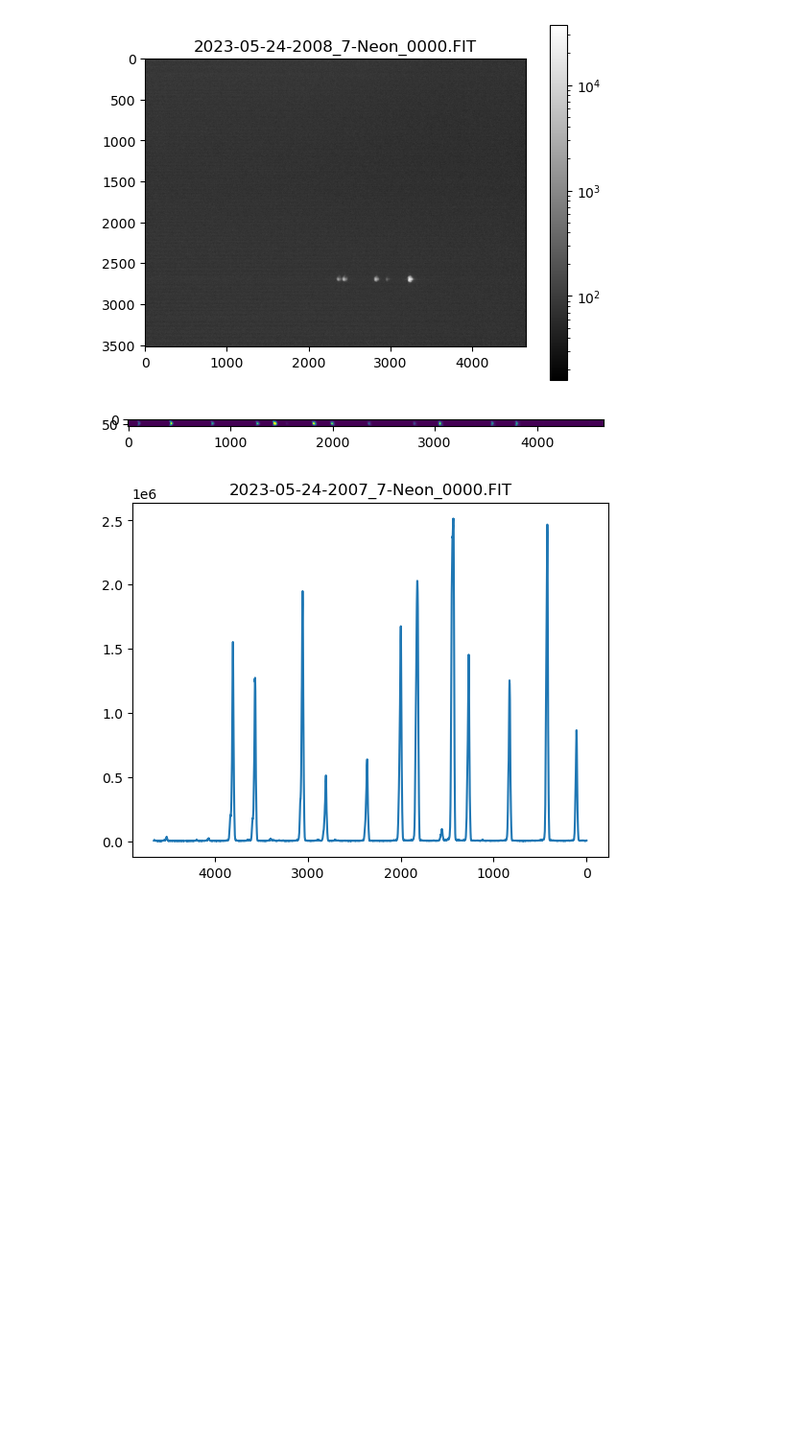
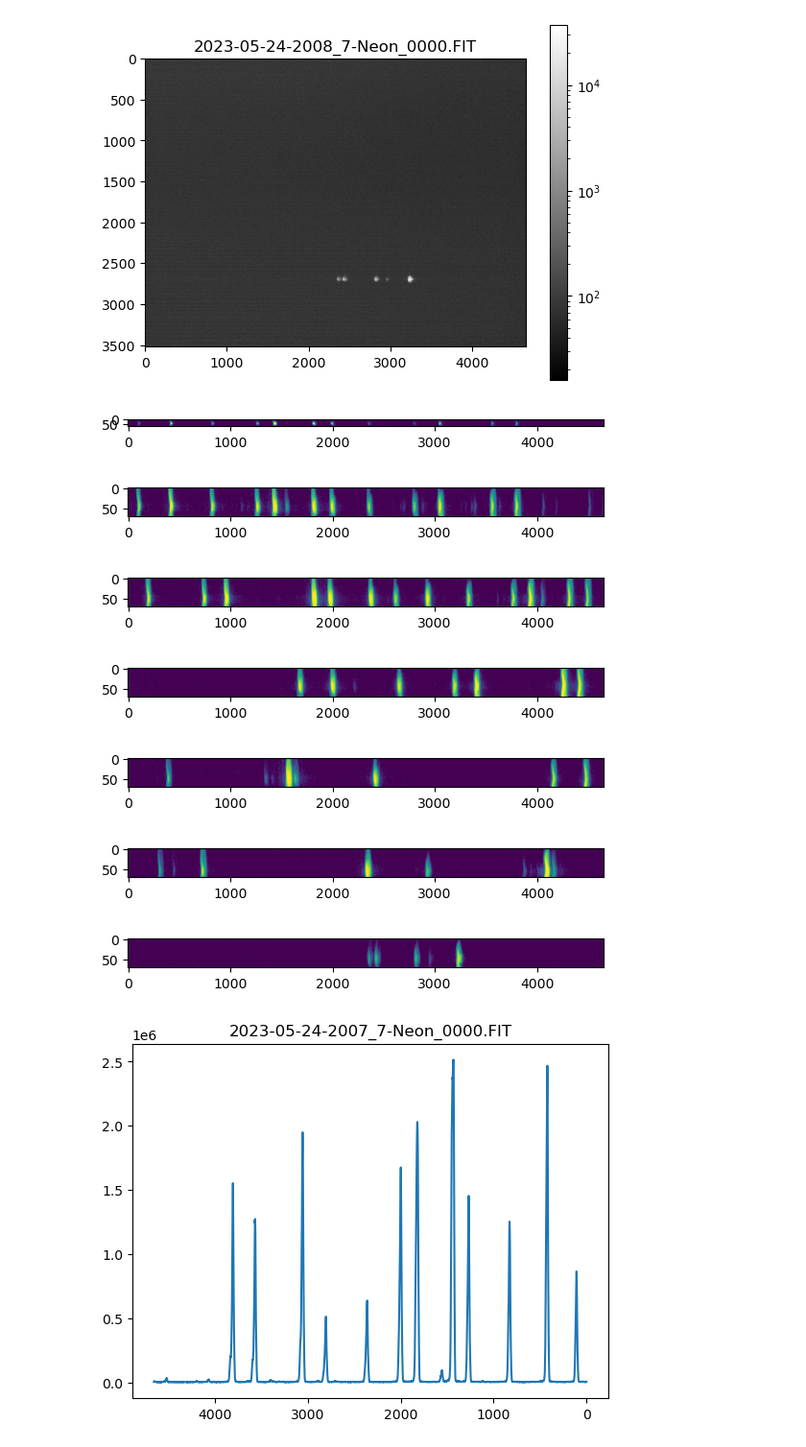
Before and after one commit to pgriffin17/Spectrometer-Control, a Jupyter notebook: spec.ipynb, the cells around one changed output. Shown at 96% size. Saved outputs shown, nothing was run; the diff lists cells and outputs as text; code cells hidden in the pictures; blank space fills up the shorter version.

```diff
--- a/spec.ipynb
+++ b/spec.ipynb
@@ -22,7 +38,7 @@ from matplotlib.colors import LogNorm
 # Show image in specImages folder using astropy
 
 # Open the file
-hdu_list = fits.open(r'specImages\NeonGrat2\2023-05-24_20_07_46Z\2023-05-24-2007_7-Neon_0000.FIT')
+hdu_list = fits.open(r'specImages\NeonGrat2\2023-05-24-2007_7-Neon_0000.FIT')
 
 # Get image data
 image_data = hdu_list[0].data
@@ -86,17 +102,37 @@ for file in files:
 # %%
 # Plot rows 2600-2800 of the first image in files
 
 # Open the file
 hdu_list = fits.open(files[0])
 
 # Get image data
 image_data = hdu_list[0].data
 
 # Plot rows 2600-2800
 plt.imshow(image_data[2650:2720])
 plt.show()
+
+# Do the same for all images in files
+for file in files:
+    # Open the file
+    hdu_list = fits.open(file)
+
+    # Get image data
+    image_data = hdu_list[0].data
+
+    # Plot rows 2600-2800
+    plt.imshow(image_data[2650:2720], norm=LogNorm(vmin=100))
+    # Adjust aspect ratio in y axis
+    plt.gca().set_aspect(4)
+    plt.show()
 # %% [output]
 [figure]
+[figure, added]
+[figure, added]
+[figure, added]
+[figure, added]
+[figure, added]
+[figure, added]
 # %%
 # # Show rows 2500 - 3000 of each image in specImages folder using astropy
 # # Get list of FIT files
```
Also changed, not shown: parts of 1 cell of this notebook, 1 other file.
